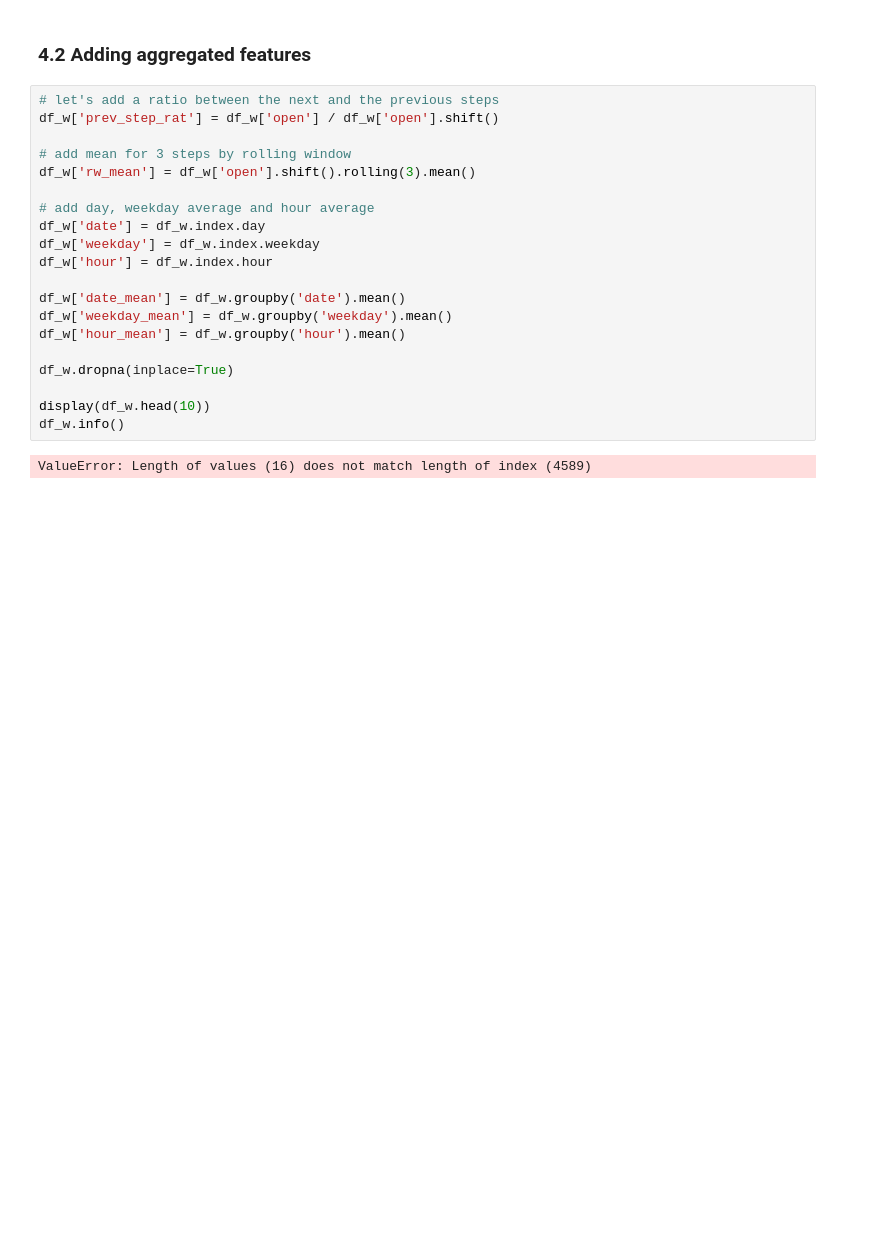
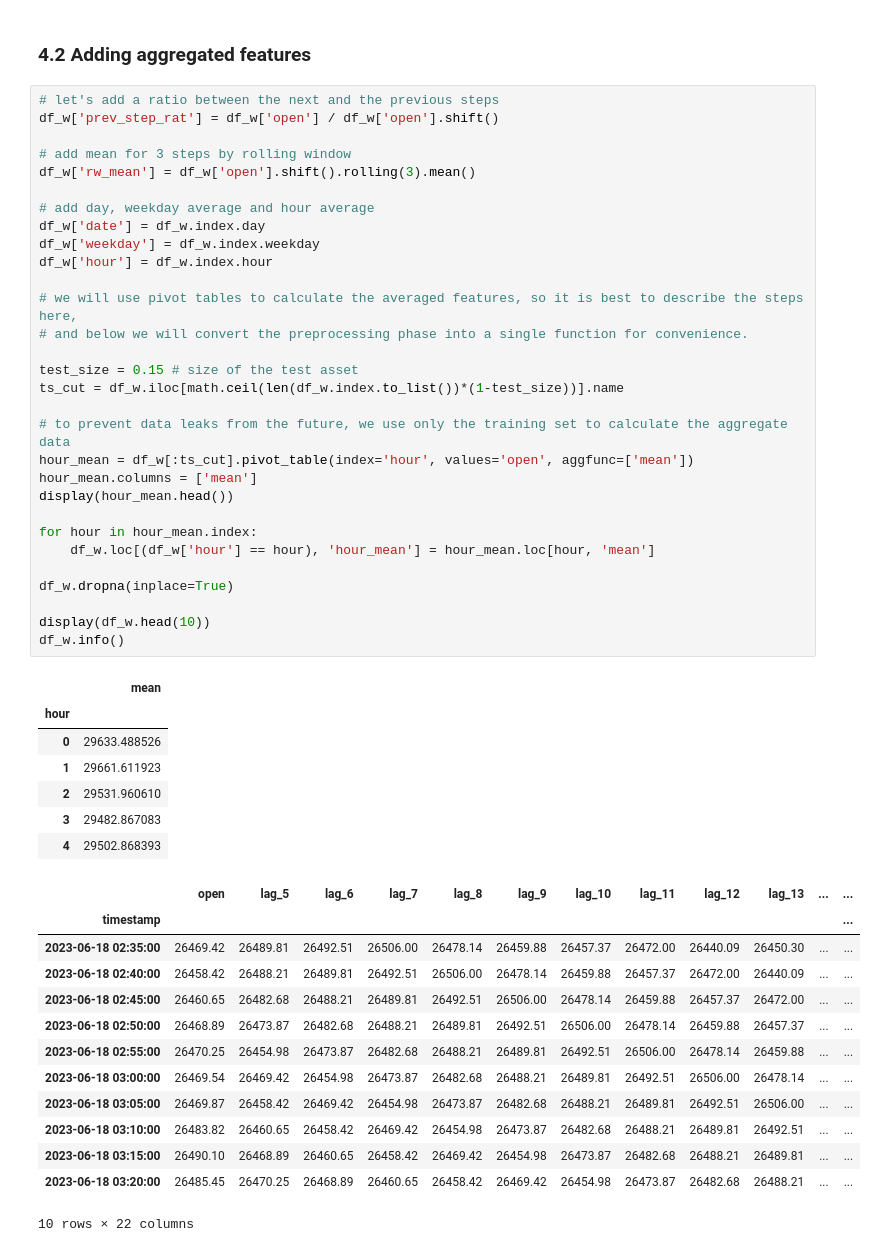
Before and after one commit to HardyBubbles/bitcoin_regression, a Jupyter notebook: main.ipynb, the cells around one changed output. Drawn from its saved outputs; the diff is of its cells as text; blank space fills up the shorter version.

Commit message:
describe logic for aggregate data calculation

```diff
--- a/main.ipynb
+++ b/main.ipynb
@@ -170,22 +170,51 @@ As we can see, just cross validation is not enough, and the result has only gott
 # %%
 # let's add a ratio between the next and the previous steps
 df_w['prev_step_rat'] = df_w['open'] / df_w['open'].shift()
 
 # add mean for 3 steps by rolling window
 df_w['rw_mean'] = df_w['open'].shift().rolling(3).mean()
 
 # add day, weekday average and hour average
 df_w['date'] = df_w.index.day
 df_w['weekday'] = df_w.index.weekday
 df_w['hour'] = df_w.index.hour
 
-df_w['date_mean'] = df_w.groupby('date').mean()
-df_w['weekday_mean'] = df_w.groupby('weekday').mean()
-df_w['hour_mean'] = df_w.groupby('hour').mean()
+# we will use pivot tables to calculate the averaged features, so it is best to describe the steps here,
+# and below we will convert the preprocessing phase into a single function for convenience.
+
+test_size = 0.15 # size of the test asset
+ts_cut = df_w.iloc[math.ceil(len(df_w.index.to_list())*(1-test_size))].name
+
+# to prevent data leaks from the future, we use only the training set to calculate the aggregate data
+hour_mean = df_w[:ts_cut].pivot_table(index='hour', values='open', aggfunc=['mean'])
+hour_mean.columns = ['mean']
+display(hour_mean.head())
+
+for hour in hour_mean.index:
+    df_w.loc[(df_w['hour'] == hour), 'hour_mean'] = hour_mean.loc[hour, 'mean']
 
 df_w.dropna(inplace=True)
 
 display(df_w.head(10))
 df_w.info()
 # %% [output]
+|  | mean |
+| hour |  |
+| 0 | 29633.488526 |
+| 1 | 29661.611923 |
+| 2 | 29531.960610 |
+| 3 | 29482.867083 |
+| 4 | 29502.868393 |
+|  | open | lag_5 | lag_6 | lag_7 | lag_8 | lag_9 | lag_10 | lag_11 | lag_12 | lag_13 | ... | ... |
+| timestamp |  |  |  |  |  |  |  |  |  |  |  | ... |
+| 2023-06-18 02:35:00 | 26469.42 | 26489.81 | 26492.51 | 26506.00 | 26478.14 | 26459.88 | 26457.37 | 26472.00 | 26440.09 | 26450.30 | ... | ... |
+| 2023-06-18 02:40:00 | 26458.42 | 26488.21 | 26489.81 | 26492.51 | 26506.00 | 26478.14 | 26459.88 | 26457.37 | 26472.00 | 26440.09 | ... | ... |
+| 2023-06-18 02:45:00 | 26460.65 | 26482.68 | 26488.21 | 26489.81 | 26492.51 | 26506.00 | 26478.14 | 26459.88 | 26457.37 | 26472.00 | ... | ... |
+| 2023-06-18 02:50:00 | 26468.89 | 26473.87 | 26482.68 | 26488.21 | 26489.81 | 26492.51 | 26506.00 | 26478.14 | 26459.88 | 26457.37 | ... | ... |
+| 2023-06-18 02:55:00 | 26470.25 | 26454.98 | 26473.87 | 26482.68 | 26488.21 | 26489.81 | 26492.51 | 26506.00 | 26478.14 | 26459.88 | ... | ... |
+| 2023-06-18 03:00:00 | 26469.54 | 26469.42 | 26454.98 | 26473.87 | 26482.68 | 26488.21 | 26489.81 | 26492.51 | 26506.00 | 26478.14 | ... | ... |
+| 2023-06-18 03:05:00 | 26469.87 | 26458.42 | 26469.42 | 26454.98 | 26473.87 | 26482.68 | 26488.21 | 26489.81 | 26492.51 | 26506.00 | ... | ... |
+| 2023-06-18 03:10:00 | 26483.82 | 26460.65 | 26458.42 | 26469.42 | 26454.98 | 26473.87 | 26482.68 | 26488.21 | 26489.81 | 26492.51 | ... | ... |
+| 2023-06-18 03:15:00 | 26490.10 | 26468.89 | 26460.65 | 26458.42 | 26469.42 | 26454.98 | 26473.87 | 26482.68 | 26488.21 | 26489.81 | ... | ... |
+| 2023-06-18 03:20:00 | 26485.45 | 26470.25 | 26468.89 | 26460.65 | 26458.42 | 26469.42 | 26454.98 | 26473.87 | 26482.68 | 26488.21 | ... | ... |
-ValueError: Length of values (16) does not match length of index (4589)
+10 rows × 22 columns
```
Also changed, not shown: parts of 5 cells of this notebook.
